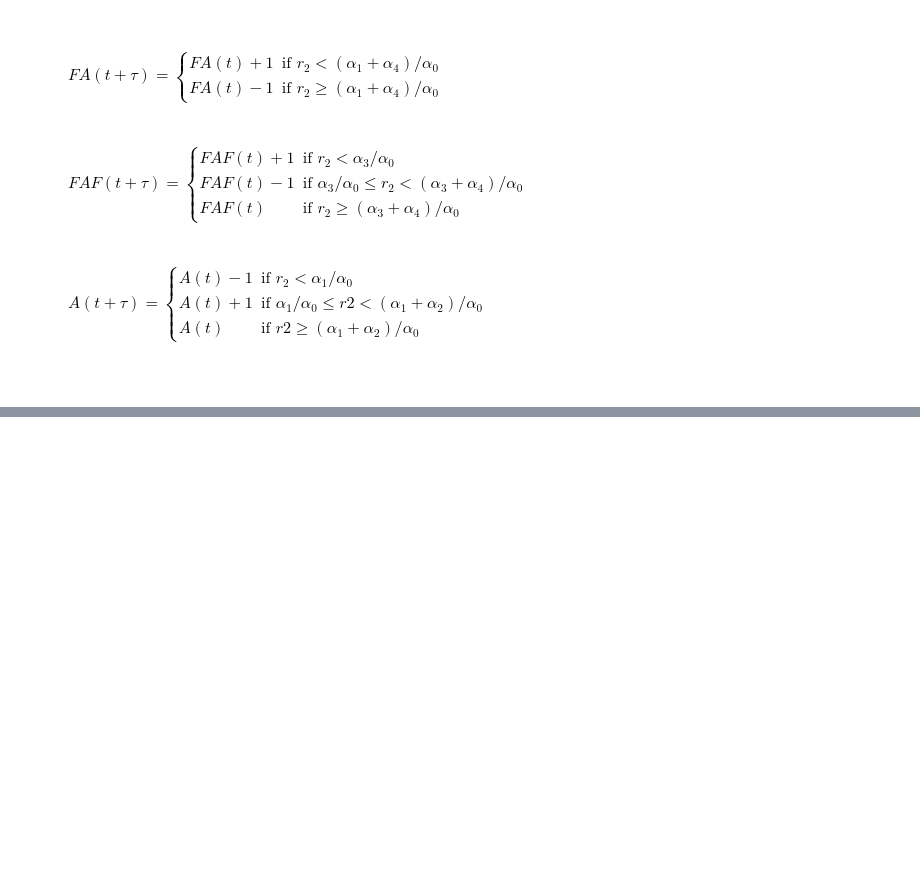
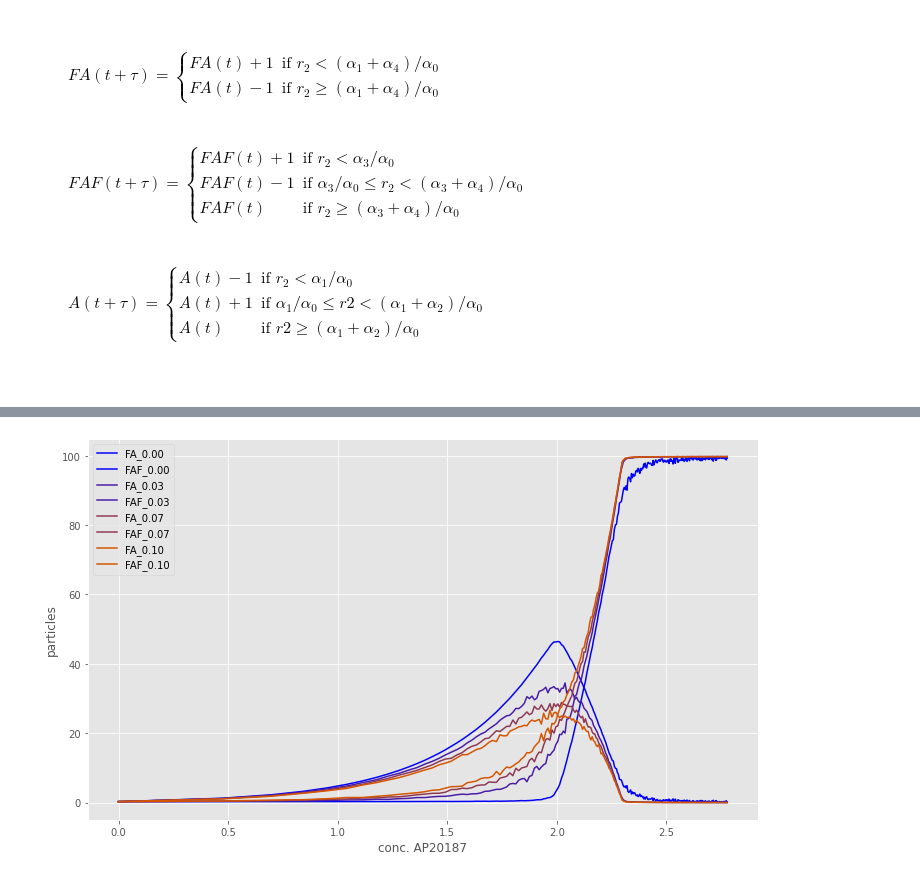
Before and after one commit to mileswhen/gillessa, a Jupyter notebook: SRDS.ipynb, the cells around one changed output, grey strips where cells are left out. Drawn from its saved outputs; the diff is of its cells as text; code cells hidden in the pictures; blank space fills up the shorter version.

```diff
--- a/SRDS.ipynb
+++ b/SRDS.ipynb
@@ -350,0 +333,29 @@ ZeroDivisionError: float division by zero
+# %%
+plt.figure(figsize=[12,7])
+
+for k in tq(np.linspace(.001, .1, 4)):
+    # initialize
+    steady_faf = []
+    steady_fa = []
+    fmax = 200
+    amax = 600
+
+    for x in tq(range(1, amax, 2)):
+        particles, times = sim([x,fmax,0,0], kvec=[.05, .0001, .002, .001], maxstep=1000)
+        faf = [i[3] for i in particles][500:]
+        fa = [i[2] for i in particles][500:]
+        ss_faf = np.divide(sum(faf), 1000)
+        ss_fa = np.divide(sum(fa), 1000)
+        steady_faf.append(ss_faf)
+        steady_fa.append(ss_fa)
+
+    plt.plot(np.log10(range(1, amax, 2)), steady_fa, label=f'FA_{k:.2f}', color=(k/.12, k/.3, 1-k/0.1))
+    plt.plot(np.log10(range(1, amax, 2)), steady_faf, label=f'FAF_{k:.2f}', color=(k/.12, k/.3, 1-k/0.1))
+
+# config plot
+plt.xlabel('conc. AP20187')
+plt.ylabel('particles')
+plt.legend()
+plt.show()
+# %% [output]
+[figure, added]
```
Also changed, not shown: parts of 4 cells of this notebook.
